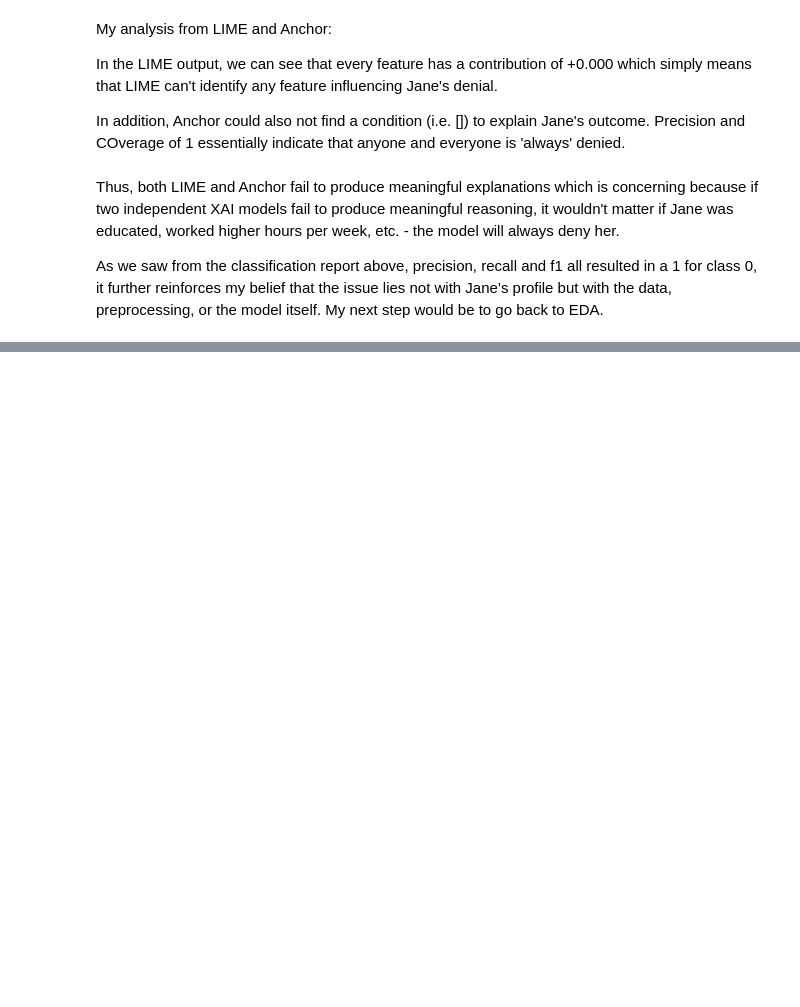
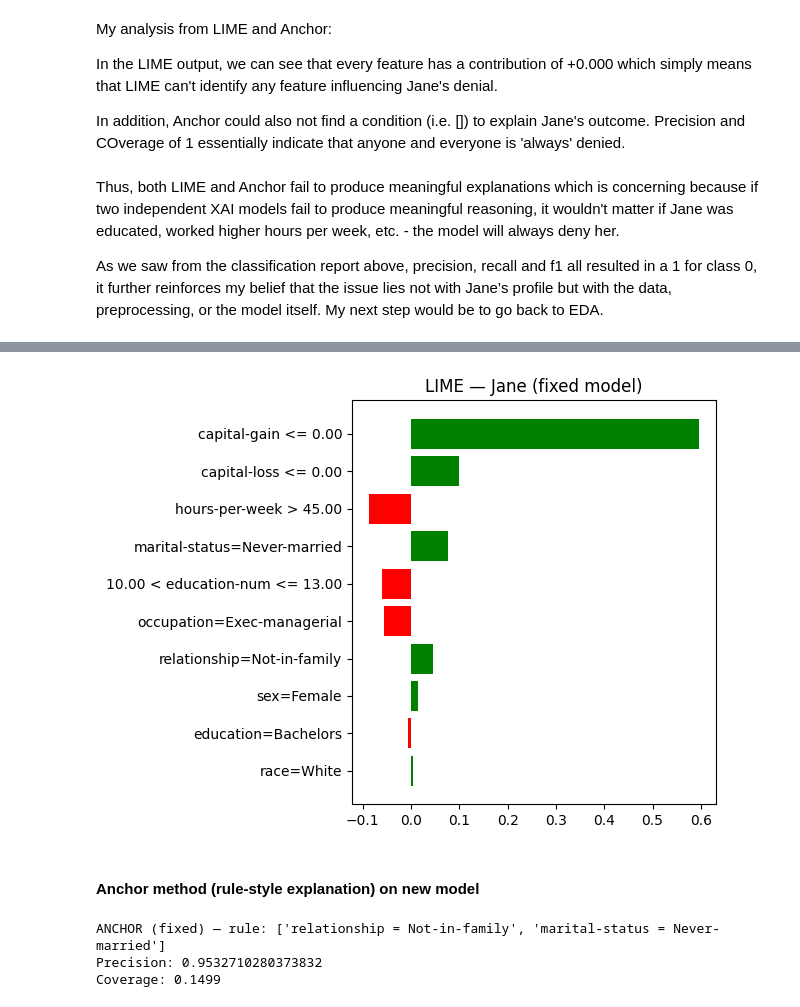
Before and after one commit to Nakiyah24/ExplainableAI_Assignments, a Jupyter notebook: Assignment3/Assignment3.ipynb, the cells around one changed output, grey strips where cells are left out. Drawn from its saved outputs; the diff is of its cells as text; code cells hidden in the pictures; blank space fills up the shorter version.

```diff
--- a/Assignment3/Assignment3.ipynb
+++ b/Assignment3/Assignment3.ipynb
@@ -207,0 +356,29 @@ As we saw from the classification report above, precision, recall and f1 all res
+# %%
+# feature names and categorical info
+all_cols = X_train.columns.tolist()
+cat_cols = [c for c in all_cols if c in encoders]
+categorical_features = [all_cols.index(c) for c in cat_cols]
+categorical_names = {all_cols.index(c): encoders[c].classes_.tolist() for c in cat_cols}
+
+
+# wrap predict_proba so LIME gets the right column names back
+def predict_proba_df(x_array):
+    x_df = pd.DataFrame(x_array, columns=all_cols)
+    return model_adult.predict_proba(x_df)
+
+
+# build explainer
+explainer_fixed = LimeTabularExplainer(
+    training_data=X_train.values,
+    feature_names=all_cols,
+    class_names=["<=50K", ">50K"],
+    categorical_features=categorical_features,
+    categorical_names=categorical_names,
+    discretize_continuous=True,
+    mode="classification",
+    random_state=42,
+)
+
+# explain Jane
+proba = model_adult.predict_proba(jane_df)[0]  # Function taken from above
+print("Jane probabilities (<=50K, >50K):", proba)
@@ -207,0 +387,11 @@ As we saw from the classification report above, precision, recall and f1 all res
+# %%
+exp_fixed = explainer_fixed.explain_instance(
+    data_row=jane_df.iloc[0].values,
+    predict_fn=predict_proba_df,
+    num_features=10,
+    top_labels=1,
+)
+
+print("\nLIME (fixed) — feature -> contribution")
+for feat, weight in exp_fixed.as_list(label=exp_fixed.top_labels[0]):
+    print(f"{feat}: {weight:+.3f}")
@@ -207,0 +410,28 @@ As we saw from the classification report above, precision, recall and f1 all res
+# %%
+fig = exp_fixed.as_pyplot_figure(label=exp_fixed.top_labels[0])
+plt.title("LIME — Jane (fixed model)")
+plt.tight_layout()
+plt.show()
+# %% [output]
+[figure, added]
+# %% [markdown]
+#### Anchor method (rule-style explanation) on new model
+# %%
+# create and fit explainer
+anchor_exp_fixed = AnchorTabular(
+    predictor=predict_labels_df,
+    feature_names=all_cols,
+    categorical_names=categorical_names,
+)
+anchor_exp_fixed.fit(X_train.values, disc_perc=[25, 50, 75])
+
+# explain Jane
+anchor_fixed = anchor_exp_fixed.explain(jane_df.iloc[0].values, threshold=0.95)
+
+print("ANCHOR (fixed) — rule:", anchor_fixed.anchor)
+print("Precision:", anchor_fixed.precision)
+print("Coverage:", anchor_fixed.coverage)
+# %% [output]
+ANCHOR (fixed) — rule: ['relationship = Not-in-family', 'marital-status = Never-married']
+Precision: 0.9532710280373832
+Coverage: 0.1499
```
Also changed, not shown: parts of 24 cells of this notebook, 1 other file.
